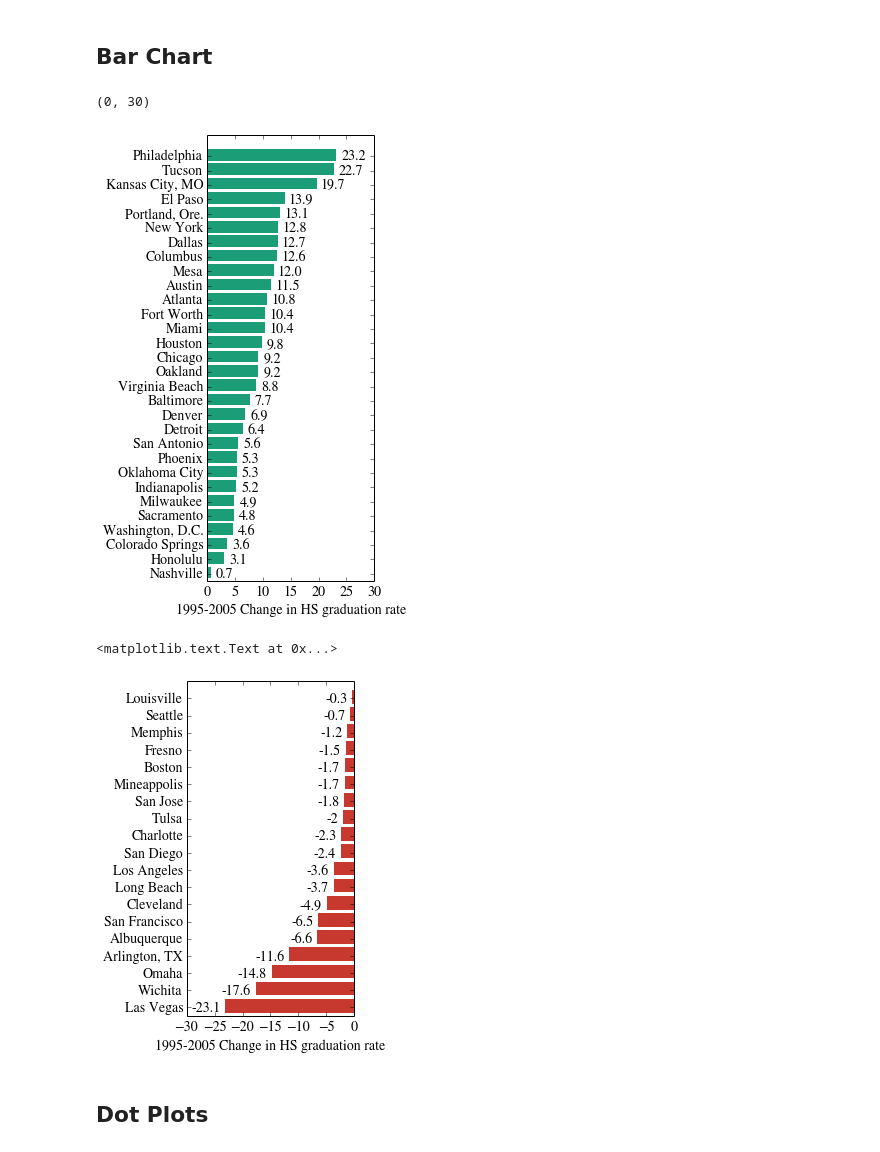
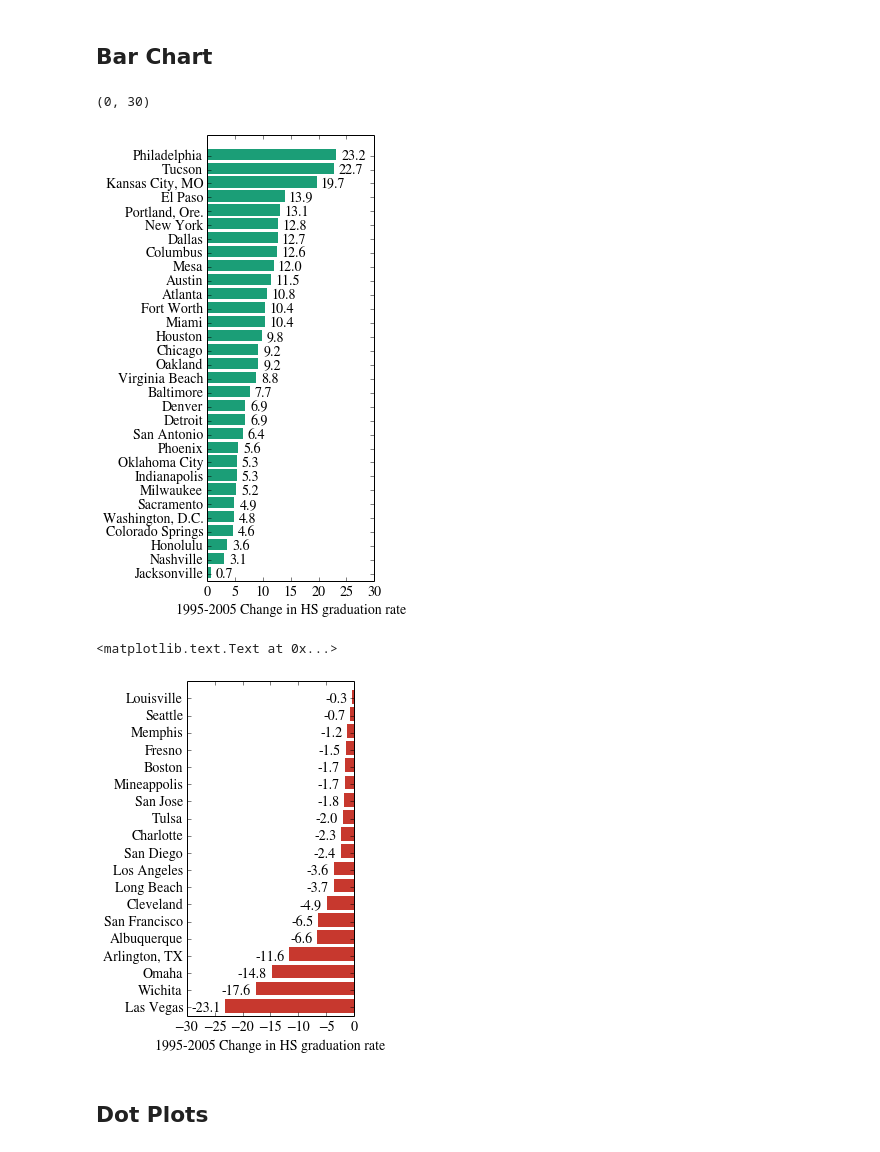
Before and after one commit to cs109/content, a Jupyter notebook: lec_03_statistical_graphs.ipynb, the cells around one changed output. Drawn from its saved outputs; the diff is of its cells as text; code cells hidden in the pictures.

```diff
--- a/lec_03_statistical_graphs.ipynb
+++ b/lec_03_statistical_graphs.ipynb
@@ -35,62 +35,70 @@ diamonds = pd.read_csv(file)
 
 file = urlopen('http://www.columbia.edu/~cjd11/charles_dimaggio/DIRE/resources/R/titanic.csv')
 titanic = pd.read_csv(file)
+# %%
+change = [23.2, 22.7, 19.7, 13.9, 13.1, 12.8, 12.7,
+        12.6, 12.0, 11.5, 10.8, 10.4, 10.4, 9.8, 9.2,
+        9.2, 8.8, 7.7, 6.9, 6.9, 6.4, 5.6, 5.3, 5.3, 5.2, 4.9,
+        4.8, 4.6, 3.6, 3.1, 0.7, -.3, -.7, -1.2, -1.5, -1.7,
+        -1.7, -1.8, -2, -2.3, -2.4, -3.6, -3.7,
+        -4.9, -6.5, -6.6, -11.6, -14.8, -17.6, -23.1]
+city = ['Philadelphia', 'Tucson', 'Kansas City, MO',
+        'El Paso', 'Portland, Ore.', 'New York', 'Dallas',
+        'Columbus', 'Mesa', 'Austin', 'Atlanta', 'Fort Worth',
+        'Miami', 'Houston', 'Chicago', 'Oakland', 'Virginia Beach',
+        'Baltimore', 'Denver', 'Detroit', 'San Antonio', 'Phoenix',
+        'Oklahoma City', 'Indianapolis', 'Milwaukee', 'Sacramento',
+        'Washington, D.C.', 'Colorado Springs', 'Honolulu', 'Nashville',
+        'Jacksonville', 'Louisville', 'Seattle',
+        'Memphis', 'Fresno', 'Boston', 'Mineappolis',
+        'San Jose', 'Tulsa', 'Charlotte', 'San Diego', 'Los Angeles',
+        'Long Beach', 'Cleveland', 'San Francisco', 'Albuquerque',
+        'Arlington, TX', 'Omaha', 'Wichita', 'Las Vegas']
+
+grad = pd.DataFrame({'change' : change, 'city': city})
 # %% [markdown]
 ## Bar Chart
 # %%
 plt.figure(figsize=(3, 8))
-rate = [23.2, 22.7, 19.7, 13.9, 13.1, 12.8, 12.7,
-        12.6, 12.0, 11.5, 10.8, 10.4, 10.4, 9.8, 9.2,
-        9.2, 8.8, 7.7, 6.9, 6.4, 5.6, 5.3, 5.3, 5.2, 4.9,
-        4.8, 4.6, 3.6, 3.1, 0.7]
-city = ['Philadelphia', 'Tucson', 'Kansas City, MO',
-        'El Paso', 'Portland, Ore.', 'New York', 'Dallas',
-        'Columbus', 'Mesa', 'Austin', 'Atlanta', 'Fort Worth',
-        'Miami', 'Houston', 'Chicago', 'Oakland', 'Virginia Beach',
-        'Baltimore', 'Denver', 'Detroit', 'San Antonio', 'Phoenix',
-        'Oklahoma City', 'Indianapolis', 'Milwaukee', 'Sacramento',
-        'Washington, D.C.', 'Colorado Springs', 'Honolulu', 'Nashville',
-        'Jacksonville']
-pos = np.arange(len(rate))
 
-plt.barh(pos, rate)
+change = grad.change[grad.change > 0]
+city = grad.city[grad.change > 0]
+pos = np.arange(len(change))
+
+plt.barh(pos, change)
 ticks = plt.yticks(pos + .5, city)
 plt.xlabel('1995-2005 Change in HS graduation rate')
 
 #add the numbers to the side of each bar
-for p, c, r in zip(pos, city, rate):
-    plt.annotate(str(r), xy=(r + 1, p + .5), va='center')
+for p, c, ch in zip(pos, city, change):
+    plt.annotate(str(ch), xy=(ch + 1, p + .5), va='center')
 
 plt.ylim(pos.max() + 1, pos.min() - 1)
 plt.xlim(0, 30)
 # %% [output]
 (0, 30)
-[figure, old version]
+[figure, new version]
 # %%
-rate = [-.3, -.7, -1.2, -1.5, -1.7, -1.7, -1.8, -2, -2.3, -2.4, -3.6, -3.7,
-        -4.9, -6.5, -6.6, -11.6, -14.8, -17.6, -23.1]
-city = ['Louisville', 'Seattle', 'Memphis', 'Fresno', 'Boston', 'Mineappolis',
-        'San Jose', 'Tulsa', 'Charlotte', 'San Diego', 'Los Angeles',
-        'Long Beach', 'Cleveland', 'San Francisco', 'Albuquerque',
-        'Arlington, TX', 'Omaha', 'Wichita', 'Las Vegas']
-pos = np.arange(len(rate))
+change = grad.change[grad.change < 0].values
+city = grad.city[grad.change < 0].values
+
+pos = np.arange(len(change))
 red = (0.78, 0.22, 0.18) # RGB triplet
 
-
 plt.figure(figsize=(3, 6), dpi=200)
-plt.barh(pos, rate, color=red)
+plt.barh(pos, change, color=red)
 plt.yticks(pos + .5, city)
 
 #add the numbers to the side of each bar
-for p, c, r in zip(pos, city, rate):
-    plt.annotate(str(r), xy=(r - 1, p + .5), va='center', ha='right')
+for p, c, ch in zip(pos, city, change):
+    plt.annotate(str(ch), xy=(ch - 1, p + .5), va='center', ha='right')
 
 plt.ylim(pos.max() + 1, pos.min()- .5)
 plt.xlim(-30, 0)
 plt.xlabel('1995-2005 Change in HS graduation rate')
 # %% [output]
 <matplotlib.text.Text at 0x...>
-[figure, old version]
+[figure, new version]
 # %% [markdown]
 ## Dot Plots
 # %% [markdown]
```
Also changed, not shown: parts of 1 cell of this notebook.
